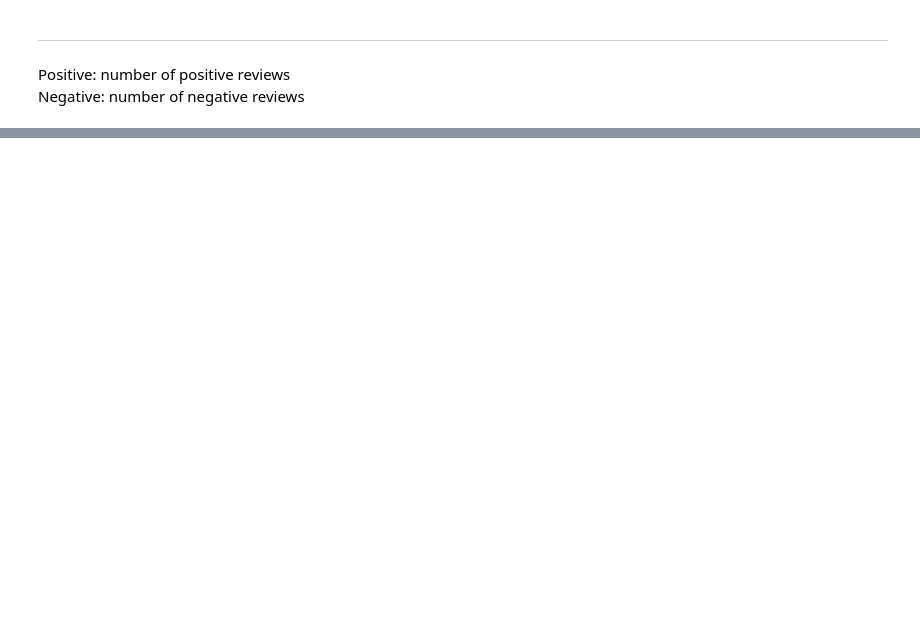
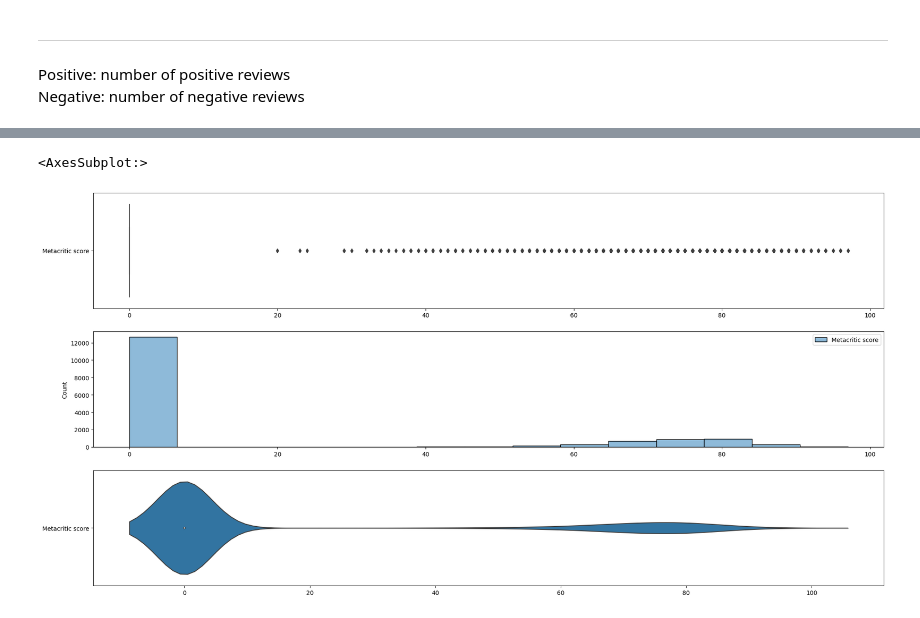
Before and after one commit to CollCyx/SC1015-Mini-Project, a Jupyter notebook: ExploratoryAnalysis.ipynb, the cells around one changed output, grey strips where cells are left out. Saved outputs shown, nothing was run; the diff lists cells and outputs as text; code cells hidden in the pictures; blank space fills up the shorter version.

```diff
--- a/ExploratoryAnalysis.ipynb
+++ b/ExploratoryAnalysis.ipynb
@@ -130,0 +134,4 @@ Price         0.078094  1.000000
+# %%
+metacritic_price = pd.DataFrame(game_data[["Metacritic score", "Price"]])
+metacritic = pd.DataFrame(game_data[["Metacritic score"]])
+metacritic_price.describe()
@@ -130,0 +148,9 @@ Price         0.078094  1.000000
+# %%
+f, axes = plt.subplots(3, 1, figsize=(24, 12))
+plt.ticklabel_format(style='plain')
+sb.boxplot(data = metacritic, orient = "h", ax = axes[0])
+sb.histplot(data = metacritic, ax = axes[1])
+sb.violinplot(data = metacritic, orient = "h", ax = axes[2])
+# %% [output]
+<AxesSubplot:>
+[figure, added]
```
Also changed, not shown: parts of 9 cells of this notebook, 9 other files.
